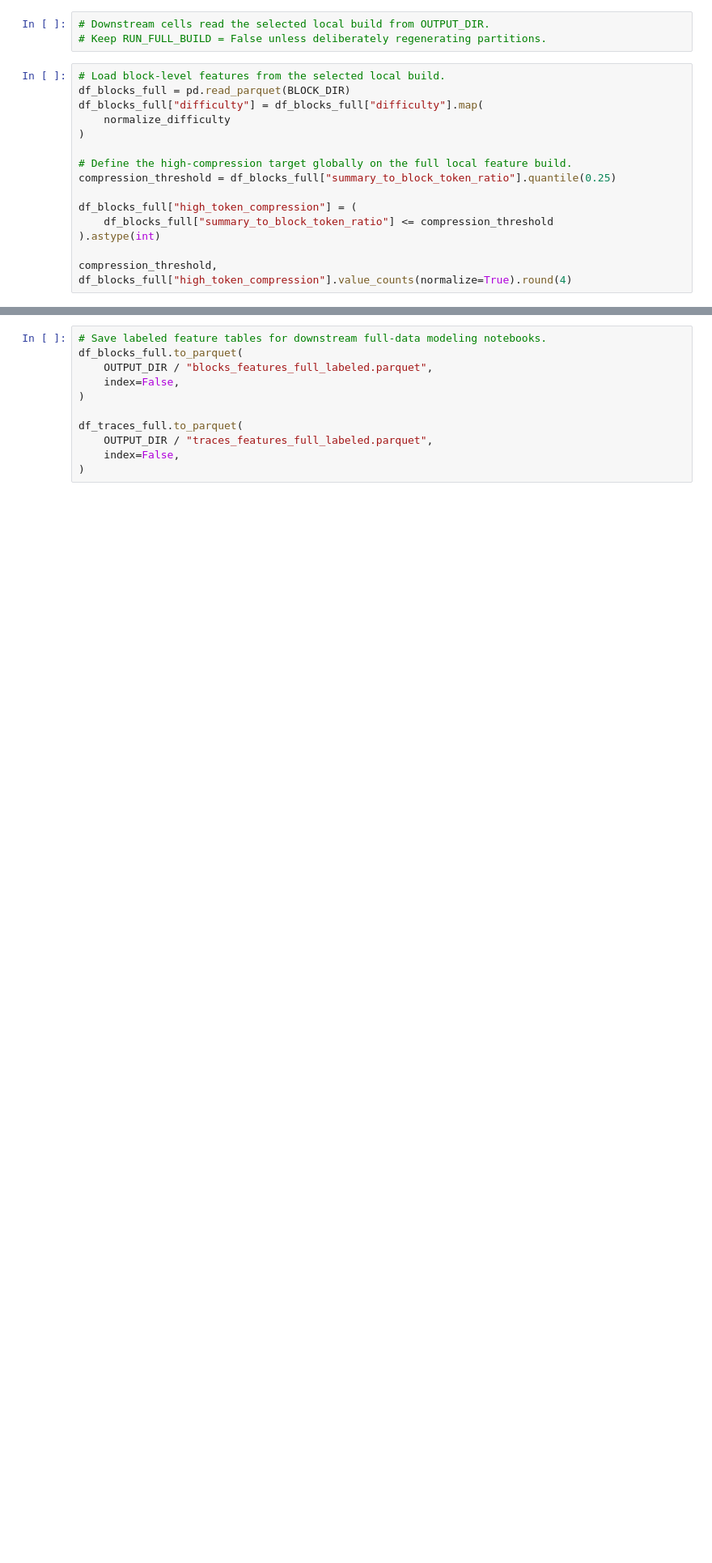
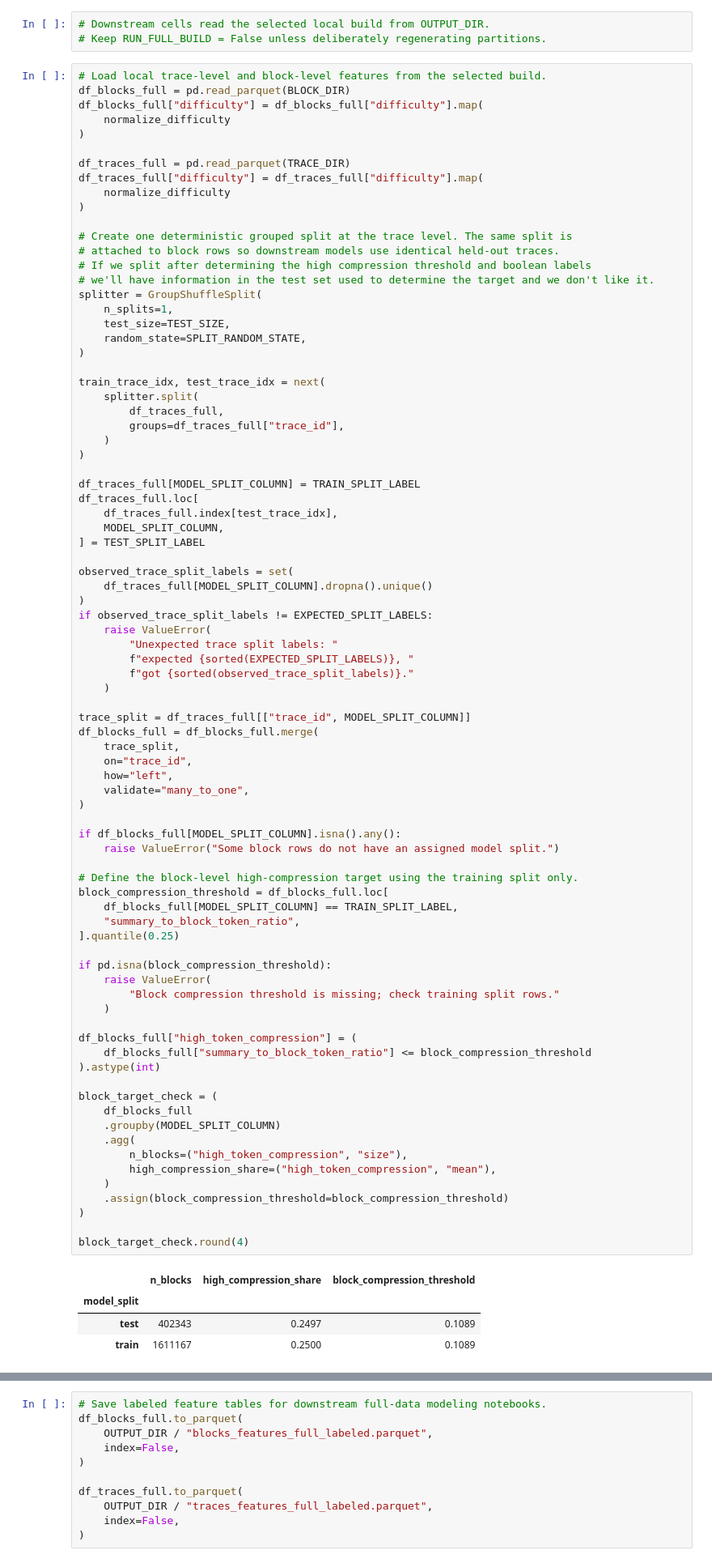
Before and after one commit to fedebri/reasoning-under-compression, a Jupyter notebook: notebooks/01_data_loading_engineering.ipynb, the cells around one changed output, grey strips where cells are left out. Shown at 81% size. Drawn from its saved outputs; the diff is of its cells as text; blank space fills up the shorter version.

```diff
--- a/notebooks/01_data_loading_engineering.ipynb
+++ b/notebooks/01_data_loading_engineering.ipynb
@@ -85,18 +96,90 @@ df_traces_full_preview.shape, df_blocks_full_preview.shape
 # Downstream cells read the selected local build from OUTPUT_DIR.
 # Keep RUN_FULL_BUILD = False unless deliberately regenerating partitions.
 # %%
-# Load block-level features from the selected local build.
+# Load local trace-level and block-level features from the selected build.
 df_blocks_full = pd.read_parquet(BLOCK_DIR)
 df_blocks_full["difficulty"] = df_blocks_full["difficulty"].map(
     normalize_difficulty
 )
 
-# Define the high-compression target globally on the full local feature build.
-compression_threshold = df_blocks_full["summary_to_block_token_ratio"].quantile(0.25)
+df_traces_full = pd.read_parquet(TRACE_DIR)
+df_traces_full["difficulty"] = df_traces_full["difficulty"].map(
+    normalize_difficulty
+)
+
+# Create one deterministic grouped split at the trace level. The same split is
+# attached to block rows so downstream models use identical held-out traces.
+# If we split after determining the high compression threshold and boolean labels
+# we'll have information in the test set used to determine the target and we don't like it.
+splitter = GroupShuffleSplit(
+    n_splits=1,
+    test_size=TEST_SIZE,
+    random_state=SPLIT_RANDOM_STATE,
+)
+
+train_trace_idx, test_trace_idx = next(
+    splitter.split(
+        df_traces_full,
+        groups=df_traces_full["trace_id"],
+    )
+)
+
+df_traces_full[MODEL_SPLIT_COLUMN] = TRAIN_SPLIT_LABEL
+df_traces_full.loc[
+    df_traces_full.index[test_trace_idx],
+    MODEL_SPLIT_COLUMN,
+] = TEST_SPLIT_LABEL
+
+observed_trace_split_labels = set(
+    df_traces_full[MODEL_SPLIT_COLUMN].dropna().unique()
+)
+if observed_trace_split_labels != EXPECTED_SPLIT_LABELS:
+    raise ValueError(
+        "Unexpected trace split labels: "
+        f"expected {sorted(EXPECTED_SPLIT_LABELS)}, "
+        f"got {sorted(observed_trace_split_labels)}."
+    )
+
+trace_split = df_traces_full[["trace_id", MODEL_SPLIT_COLUMN]]
+df_blocks_full = df_blocks_full.merge(
+    trace_split,
+    on="trace_id",
+    how="left",
+    validate="many_to_one",
+)
+
+if df_blocks_full[MODEL_SPLIT_COLUMN].isna().any():
+    raise ValueError("Some block rows do not have an assigned model split.")
+
+# Define the block-level high-compression target using the training split only.
+block_compression_threshold = df_blocks_full.loc[
+    df_blocks_full[MODEL_SPLIT_COLUMN] == TRAIN_SPLIT_LABEL,
+    "summary_to_block_token_ratio",
+].quantile(0.25)
+
+if pd.isna(block_compression_threshold):
+    raise ValueError(
+        "Block compression threshold is missing; check training split rows."
+    )
 
 df_blocks_full["high_token_compression"] = (
-    df_blocks_full["summary_to_block_token_ratio"] <= compression_threshold
+    df_blocks_full["summary_to_block_token_ratio"] <= block_compression_threshold
 ).astype(int)
 
-compression_threshold, df_blocks_full["high_token_compression"].value_counts(normalize=True).round(4)
+block_target_check = (
+    df_blocks_full
+    .groupby(MODEL_SPLIT_COLUMN)
+    .agg(
+        n_blocks=("high_token_compression", "size"),
+        high_compression_share=("high_token_compression", "mean"),
+    )
+    .assign(block_compression_threshold=block_compression_threshold)
+)
+
+block_target_check.round(4)
+# %% [output]
+|  | n_blocks | high_compression_share | block_compression_threshold |
+| model_split |  |  |  |
+| test | 402343 | 0.2497 | 0.1089 |
+| train | 1611167 | 0.2500 | 0.1089 |
 # %%
```
Also changed, not shown: parts of 25 cells of this notebook, 7 other files.
